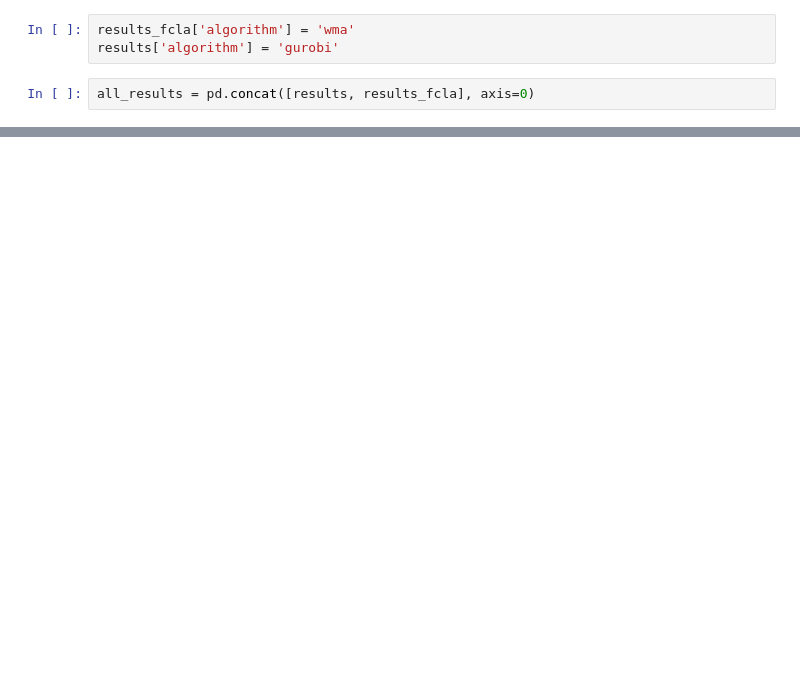
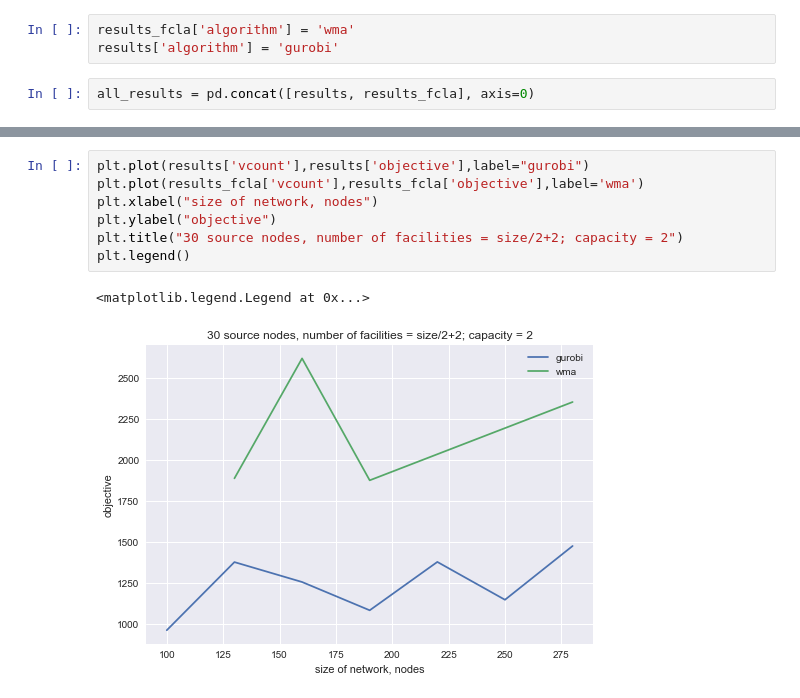
Before and after one commit to allogn/wma, a Jupyter notebook: experiments/analysis/geometric.ipynb, the cells around one changed output, grey strips where cells are left out. Drawn from its saved outputs; the diff is of its cells as text; blank space fills up the shorter version.

```diff
--- a/experiments/analysis/geometric.ipynb
+++ b/experiments/analysis/geometric.ipynb
@@ -90,0 +94,10 @@ plt.plot(results_fcla['vcount'],results_fcla['vcount'])
+# %%
+plt.plot(results['vcount'],results['objective'],label="gurobi")
+plt.plot(results_fcla['vcount'],results_fcla['objective'],label='wma')
+plt.xlabel("size of network, nodes")
+plt.ylabel("objective")
+plt.title("30 source nodes, number of facilities = size/2+2; capacity = 2")
+plt.legend()
+# %% [output]
+<matplotlib.legend.Legend at 0x...>
+[figure, added]
```
Also changed, not shown: parts of 6 cells of this notebook, 10 other files.
